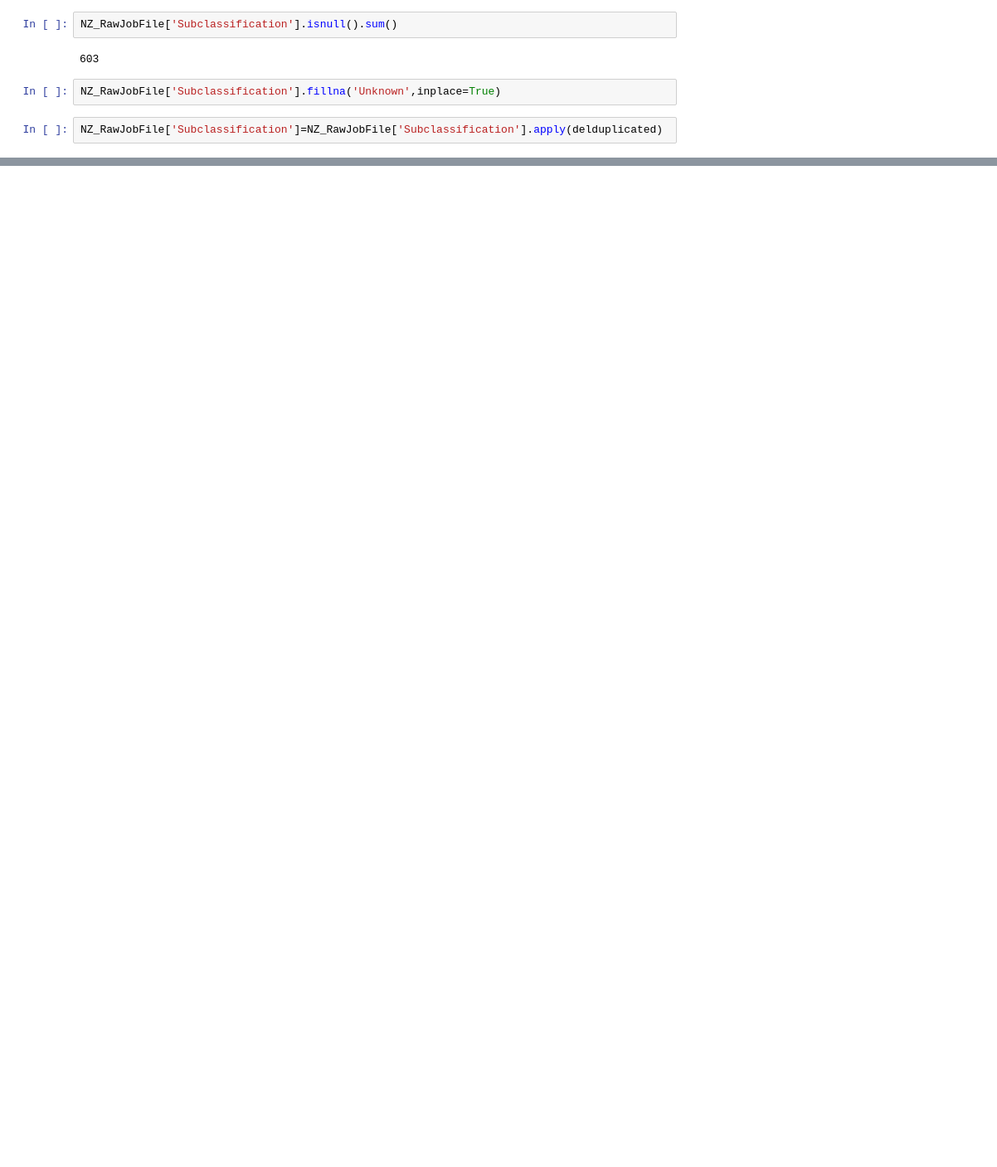
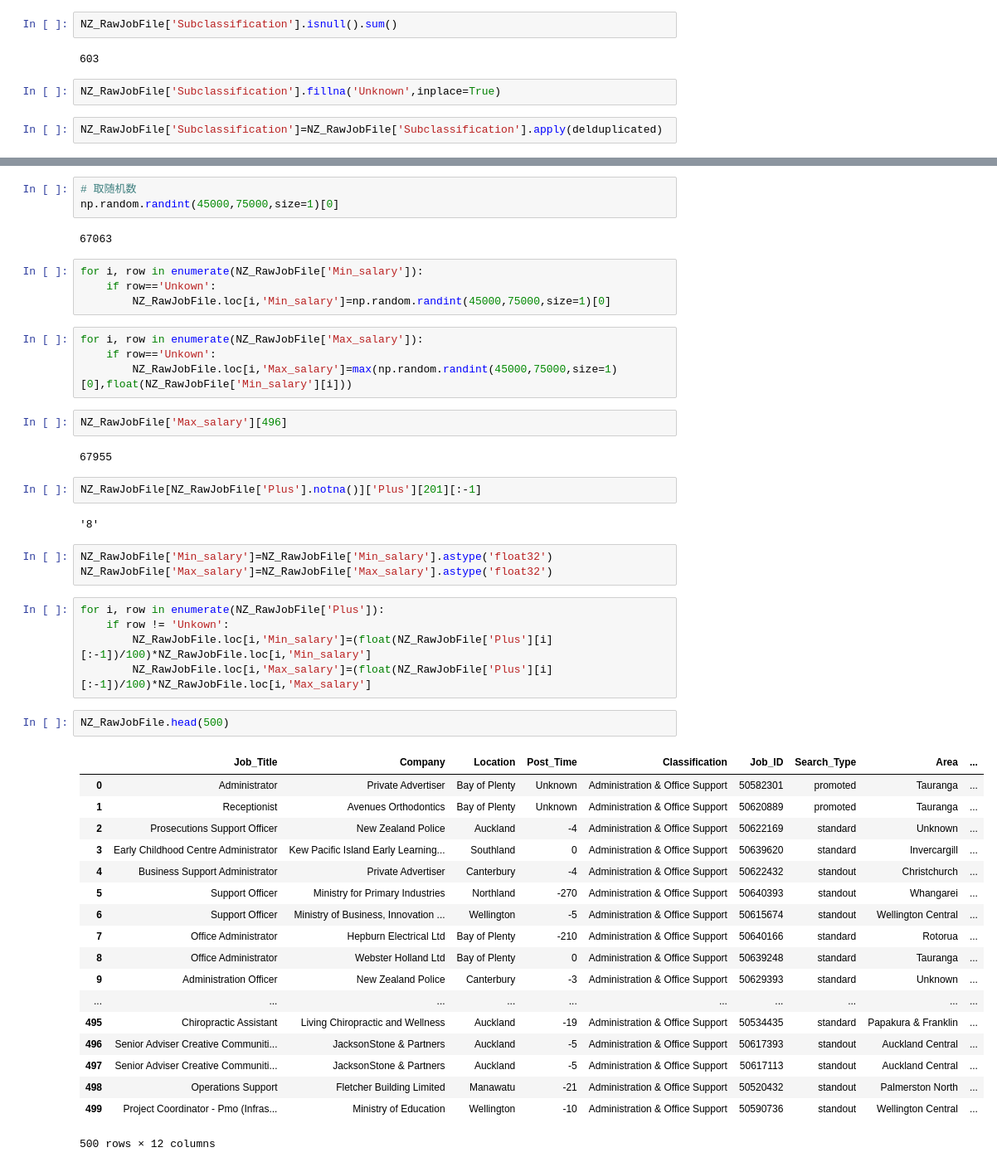
Before and after one commit to QIUYAN08042/NZseek_project, a Jupyter notebook: NZ_Cleaning_Jobs.ipynb, the cells around one changed output, grey strips where cells are left out. Shown: that part at 83% size. Drawn from its saved outputs; the diff is of its cells as text; blank space fills up the shorter version.

```diff
--- a/NZ_Cleaning_Jobs.ipynb
+++ b/NZ_Cleaning_Jobs.ipynb
@@ -355,0 +712,50 @@ Name: Salary, Length: 527, dtype: object
+# %%
+# 取随机数
+np.random.randint(45000,75000,size=1)[0]
+# %% [output]
+67063
+# %%
+for i, row in enumerate(NZ_RawJobFile['Min_salary']):
+    if row=='Unkown':
+        NZ_RawJobFile.loc[i,'Min_salary']=np.random.randint(45000,75000,size=1)[0]
+# %%
+for i, row in enumerate(NZ_RawJobFile['Max_salary']):
+    if row=='Unkown':
+        NZ_RawJobFile.loc[i,'Max_salary']=max(np.random.randint(45000,75000,size=1)[0],float(NZ_RawJobFile['Min_salary'][i]))
+# %%
+NZ_RawJobFile['Max_salary'][496]
+# %% [output]
+67955
+# %%
+NZ_RawJobFile[NZ_RawJobFile['Plus'].notna()]['Plus'][201][:-1]
+# %% [output]
+'8'
+# %%
+NZ_RawJobFile['Min_salary']=NZ_RawJobFile['Min_salary'].astype('float32')
+NZ_RawJobFile['Max_salary']=NZ_RawJobFile['Max_salary'].astype('float32')
+# %%
+for i, row in enumerate(NZ_RawJobFile['Plus']):
+    if row != 'Unkown':
+        NZ_RawJobFile.loc[i,'Min_salary']=(float(NZ_RawJobFile['Plus'][i][:-1])/100)*NZ_RawJobFile.loc[i,'Min_salary']
+        NZ_RawJobFile.loc[i,'Max_salary']=(float(NZ_RawJobFile['Plus'][i][:-1])/100)*NZ_RawJobFile.loc[i,'Max_salary']
+# %%
+NZ_RawJobFile.head(500)
+# %% [output]
+|  | Job_Title | Company | Location | Post_Time | Classification | Job_ID | Search_Type | Area | ... |
+| 0 | Administrator | Private Advertiser | Bay of Plenty | Unknown | Administration & Office Support | 50582301 | promoted | Tauranga | ... |
+| 1 | Receptionist | Avenues Orthodontics | Bay of Plenty | Unknown | Administration & Office Support | 50620889 | promoted | Tauranga | ... |
+| 2 | Prosecutions Support Officer | New Zealand Police | Auckland | -4 | Administration & Office Support | 50622169 | standard | Unknown | ... |
+| 3 | Early Childhood Centre Administrator | Kew Pacific Island Early Learning... | Southland | 0 | Administration & Office Support | 50639620 | standard | Invercargill | ... |
+| 4 | Business Support Administrator | Private Advertiser | Canterbury | -4 | Administration & Office Support | 50622432 | standout | Christchurch | ... |
+| 5 | Support Officer | Ministry for Primary Industries | Northland | -270 | Administration & Office Support | 50640393 | standout | Whangarei | ... |
+| 6 | Support Officer | Ministry of Business, Innovation ... | Wellington | -5 | Administration & Office Support | 50615674 | standout | Wellington Central | ... |
+| 7 | Office Administrator | Hepburn Electrical Ltd | Bay of Plenty | -210 | Administration & Office Support | 50640166 | standard | Rotorua | ... |
+| 8 | Office Administrator | Webster Holland Ltd | Bay of Plenty | 0 | Administration & Office Support | 50639248 | standard | Tauranga | ... |
+| 9 | Administration Officer | New Zealand Police | Canterbury | -3 | Administration & Office Support | 50629393 | standard | Unknown | ... |
+| ... | ... | ... | ... | ... | ... | ... | ... | ... | ... |
+| 495 | Chiropractic Assistant | Living Chiropractic and Wellness | Auckland | -19 | Administration & Office Support | 50534435 | standard | Papakura & Franklin | ... |
+| 496 | Senior Adviser Creative Communiti... | JacksonStone & Partners | Auckland | -5 | Administration & Office Support | 50617393 | standout | Auckland Central | ... |
+| 497 | Senior Adviser Creative Communiti... | JacksonStone & Partners | Auckland | -5 | Administration & Office Support | 50617113 | standout | Auckland Central | ... |
+| 498 | Operations Support | Fletcher Building Limited | Manawatu | -21 | Administration & Office Support | 50520432 | standout | Palmerston North | ... |
+| 499 | Project Coordinator - Pmo (Infras... | Ministry of Education | Wellington | -10 | Administration & Office Support | 50590736 | standout | Wellington Central | ... |
+500 rows × 12 columns
```
Also changed, not shown: parts of 49 cells of this notebook.
